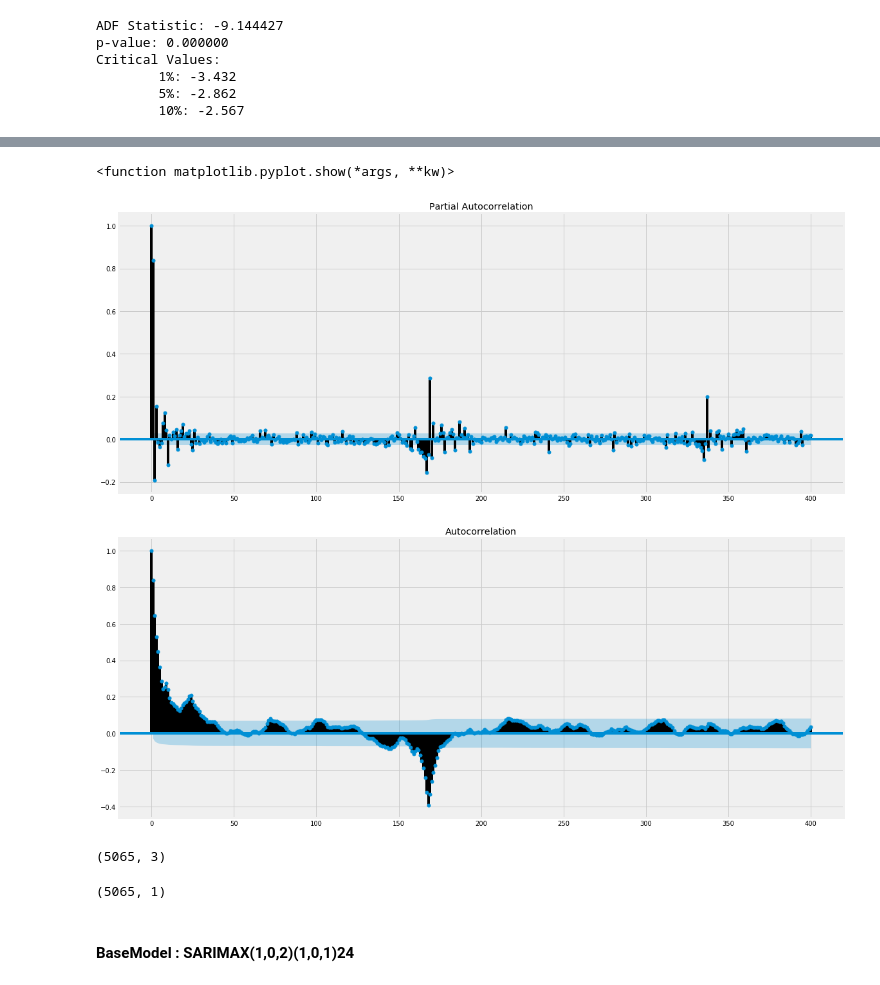
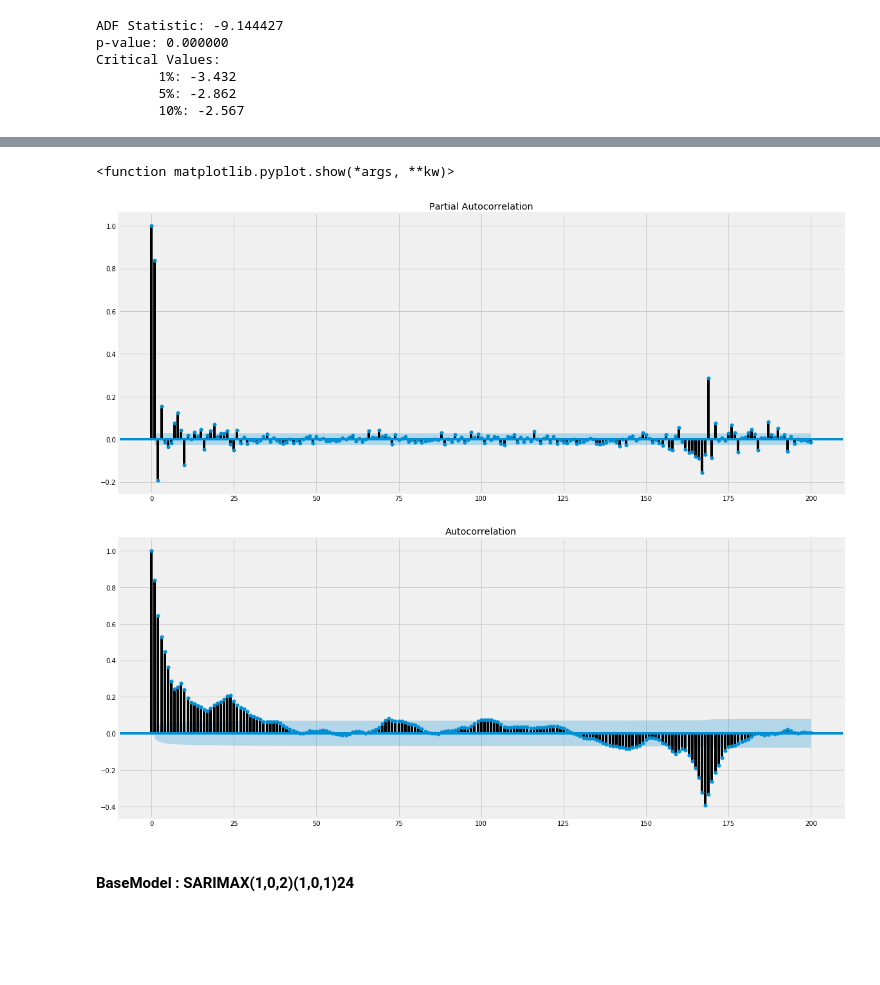
Before and after one commit to Rimab55/Forecasting_Bixi_Bikeshare_rentals, a Jupyter notebook: Time_Series.ipynb, the cells around one changed output, grey strips where cells are left out. Saved outputs shown, nothing was run; the diff lists cells and outputs as text; code cells hidden in the pictures; blank space fills up the shorter version.

```diff
--- a/Time_Series.ipynb
+++ b/Time_Series.ipynb
@@ -42,6 +51,7 @@ cur.close()
 
 ts = df.copy(deep = False) # Different manipulation for TimeSeries
 ts['date_hour'] = pd.to_datetime(ts['date_hour']) # Converting to datetime type
+ts['date_hour'] = ts['date_hour']
 ts = ts.set_index('date_hour') # Setting index to Date & Hour
 # %% [markdown]
 ### Random Forest Regressor - Can also be helpful for selecting X in SARIMAX
@@ -294,26 +301,18 @@ There are many instances where the correlation with previous lags is above the c
 
 The ACF plot shows that lags 1 and 2 have significant spikes although lags up to 32 are outside of the confidence band. For now, **q = 2** for the non-seasonal AR component. The spike at lag 168 shows that **Q = 1** for the seasonal component of MA.
 # %%
-ax = plot_pacf(y_shift, lags = 400, method='ywm')
-ax = plot_acf(y_shift, lags = 400)
+ax = plot_pacf(y_shift,lags = 200, method='ywm')
+ax = plot_acf(y_shift, lags = 200)
 plt.show
 # %% [output]
 <function matplotlib.pyplot.show(*args, **kw)>
-[figure, old version]
+[figure, new version]
-[figure, old version]
+[figure, new version]
 # %%
 # Test size of 1309 to be consistent with size used in Random Forest regressor (25% of data to test)
 
 X_shift = X[168:] # No need to substract values from one week before for the weather to correspond to rental values
 y_train, y_test = y_shift[:3756], y_shift[3756:] # Autoregression
 X_train, X_test = X_shift[:3756], X_shift[3756:] # Exogenous variables
-# %%
-X_shift.shape
-# %% [output]
-(5065, 3)
-# %%
-y_shift.shape
-# %% [output]
-(5065, 1)
 # %% [markdown]
 #### BaseModel : SARIMAX(1,0,2)(1,0,1)24
```
Also changed, not shown: parts of 31 cells of this notebook.
